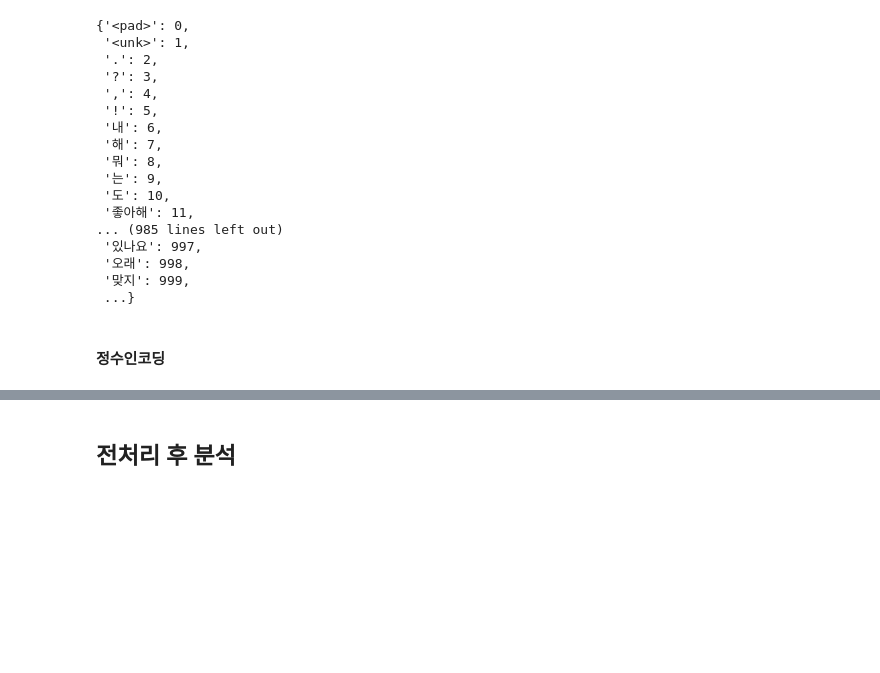
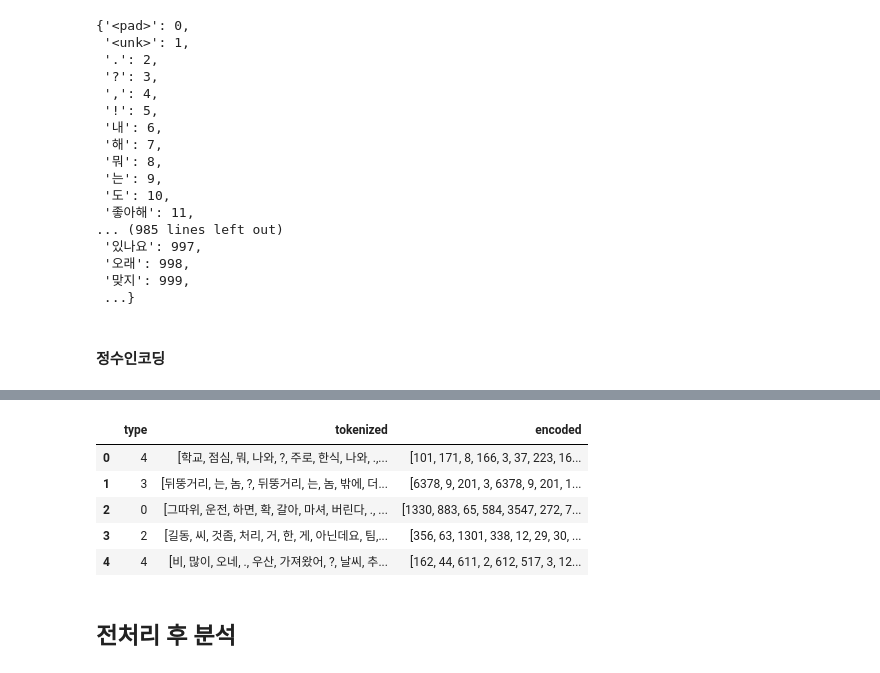
Before and after one commit to hojae-m-choi/dlthon-minions, a Jupyter notebook: dlthon-kevin/custom_models.ipynb, the cells around one changed output, grey strips where cells are left out. Drawn from its saved outputs; the diff is of its cells as text; code cells hidden in the pictures; blank space fills up the shorter version.

```diff
--- a/dlthon-kevin/custom_models.ipynb
+++ b/dlthon-kevin/custom_models.ipynb
@@ -281,3 +371,5 @@ def swap_word(new_words):
+# %%
+tokenized_df = unique_augmented_data
 # %% [markdown]
 #### 단어사전 생성
 # %%
@@ -323,4 +415,4 @@ def encode_tokens(tokens, word_to_index):
     unk_index = word_to_index['<unk>']
     return [word_to_index.get(token, unk_index) for token in tokens]
 
-train_data['encoded'] = train_data['tokenized'].apply(lambda x: encode_tokens(x, word_to_index))
+tokenized_df['encoded'] = tokenized_df['tokenized'].apply(lambda x: encode_tokens(x, word_to_index))
@@ -334,3 +419,12 @@ train_data.sample(3)
+# %%
+tokenized_df.head()
+# %% [output]
+|  | type | tokenized | encoded |
+| 0 | 4 | [학교, 점심, 뭐, 나와, ?, 주로, 한식, 나와, .,... | [101, 171, 8, 166, 3, 37, 223, 16... |
+| 1 | 3 | [뒤뚱거리, 는, 놈, ?, 뒤뚱거리, 는, 놈, 밖에, 더... | [6378, 9, 201, 3, 6378, 9, 201, 1... |
+| 2 | 0 | [그따위, 운전, 하면, 확, 갈아, 마셔, 버린다, ., ... | [1330, 883, 65, 584, 3547, 272, 7... |
+| 3 | 2 | [길동, 씨, 것좀, 처리, 거, 한, 게, 아닌데요, 팀,... | [356, 63, 1301, 338, 12, 29, 30, ... |
+| 4 | 4 | [비, 많이, 오네, ., 우산, 가져왔어, ?, 날씨, 추... | [162, 44, 611, 2, 612, 517, 3, 12... |
 # %% [markdown]
 ## 전처리 후 분석
 # %% [markdown]
```
Also changed, not shown: parts of 20 cells of this notebook, 3 other files.
